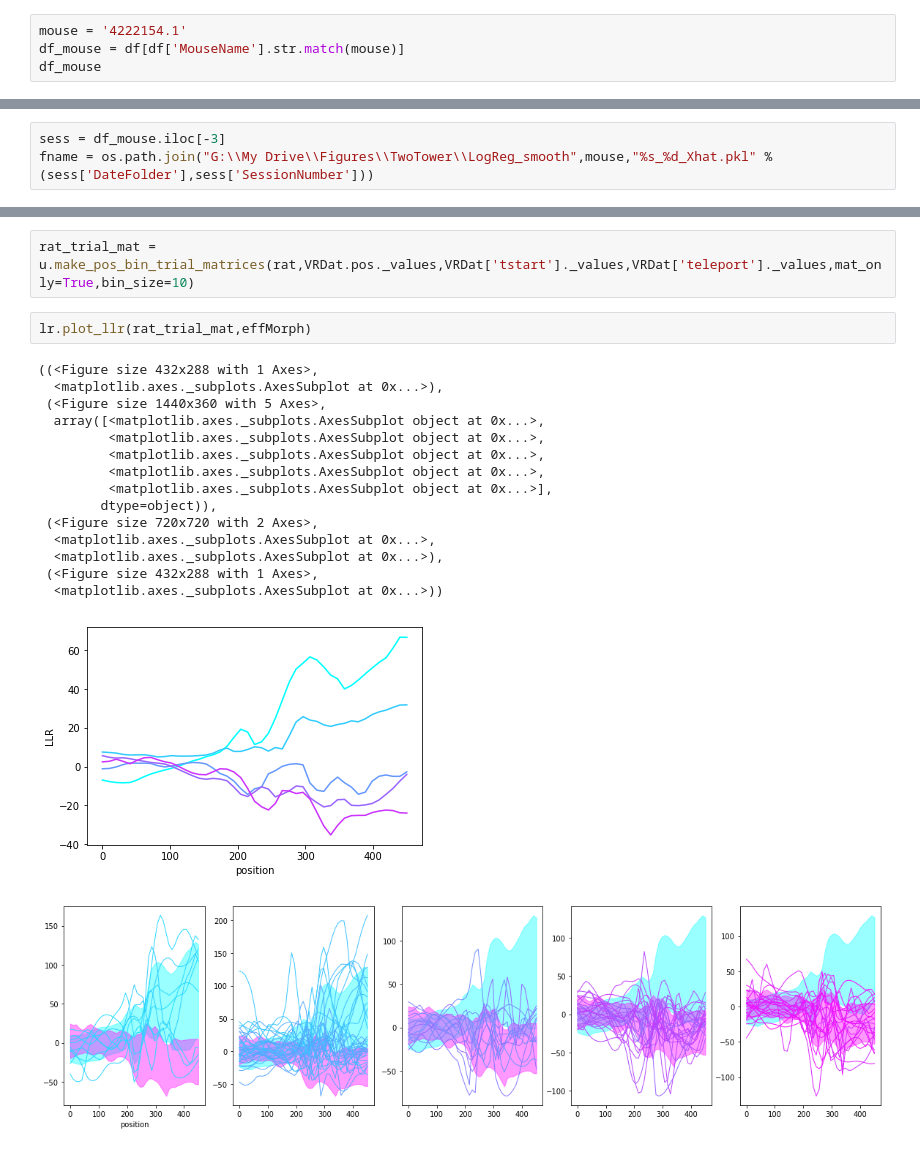
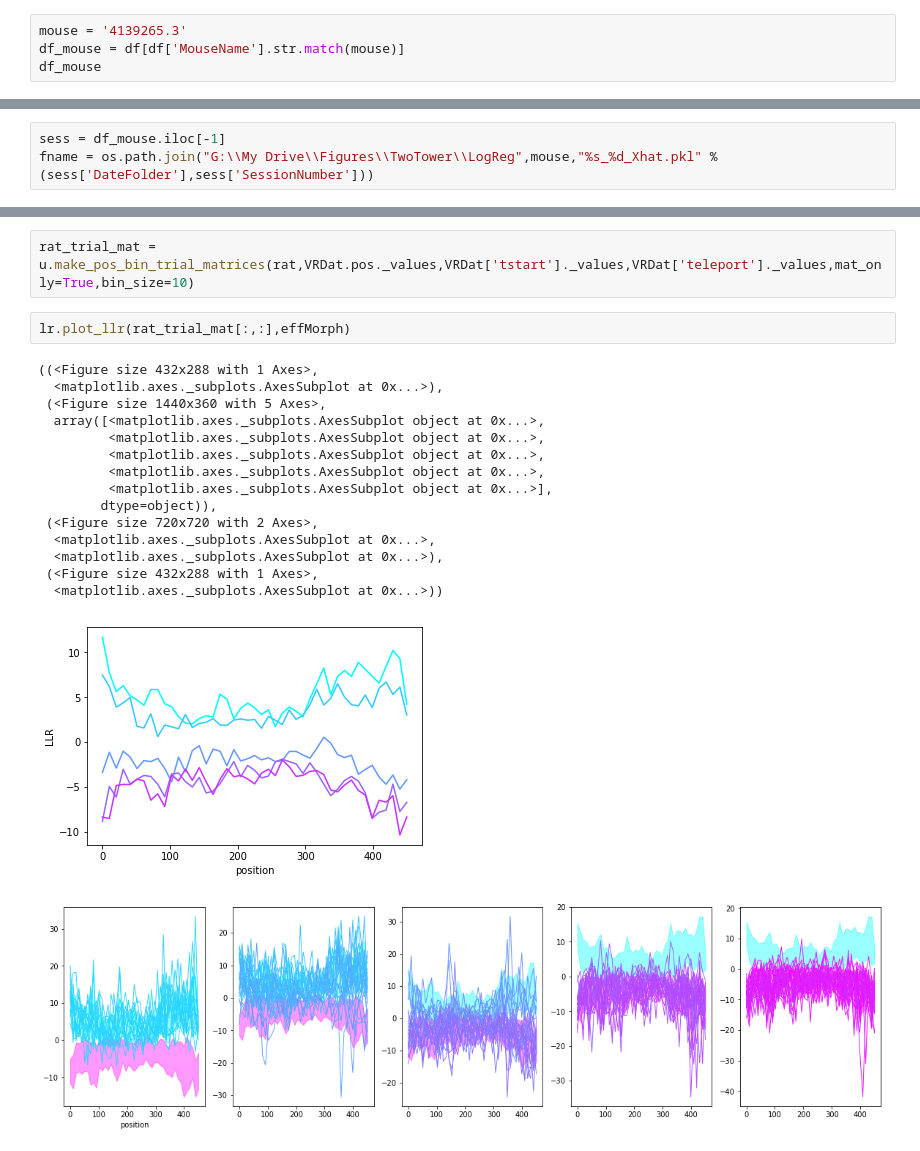
Before and after one commit to GiocomoLab/MightyMorphingPhotonRangers, a Jupyter notebook: LogisticDecoding/SingleSessionPlots_logreg_smooth.ipynb, the cells around one changed output, grey strips where cells are left out. Drawn from its saved outputs; the diff is of its cells as text.

```diff
--- a/LogisticDecoding/SingleSessionPlots_logreg_smooth.ipynb
+++ b/LogisticDecoding/SingleSessionPlots_logreg_smooth.ipynb
@@ -32,5 +34,5 @@ G:\My Drive\VR_Data\TwoTower\behavior.sqlite
 # %%
-mouse = '4222154.1'
+mouse = '4139265.3'
 df_mouse = df[df['MouseName'].str.match(mouse)]
 df_mouse
 # %% [output]
@@ -47,6 +50,6 @@ df_mouse
 # %%
-sess = df_mouse.iloc[-3]
-fname = os.path.join("G:\\My Drive\\Figures\\TwoTower\\LogReg_smooth",mouse,"%s_%d_Xhat.pkl" % (sess['DateFolder'],sess['SessionNumber']))
+sess = df_mouse.iloc[-1]
+fname = os.path.join("G:\\My Drive\\Figures\\TwoTower\\LogReg",mouse,"%s_%d_Xhat.pkl" % (sess['DateFolder'],sess['SessionNumber']))
 # %%
 VRDat,C, S, A = pp.load_scan_sess(sess)
 # %% [output]
@@ -79,21 +82,21 @@ for ind,(tstart,tstop) in enumerate(zip(tstart_inds.to_list(),teleport_inds.toli
 # %%
 rat_trial_mat = u.make_pos_bin_trial_matrices(rat,VRDat.pos._values,VRDat['tstart']._values,VRDat['teleport']._values,mat_only=True,bin_size=10)
 # %%
-lr.plot_llr(rat_trial_mat,effMorph)
+lr.plot_llr(rat_trial_mat[:,:],effMorph)
 # %% [output]
 ((<Figure size 432x288 with 1 Axes>,
   <matplotlib.axes._subplots.AxesSubplot at 0x...>),
  (<Figure size 1440x360 with 5 Axes>,
   array([<matplotlib.axes._subplots.AxesSubplot object at 0x...>,
          <matplotlib.axes._subplots.AxesSubplot object at 0x...>,
          <matplotlib.axes._subplots.AxesSubplot object at 0x...>,
          <matplotlib.axes._subplots.AxesSubplot object at 0x...>,
          <matplotlib.axes._subplots.AxesSubplot object at 0x...>],
         dtype=object)),
  (<Figure size 720x720 with 2 Axes>,
   <matplotlib.axes._subplots.AxesSubplot at 0x...>,
   <matplotlib.axes._subplots.AxesSubplot at 0x...>),
  (<Figure size 432x288 with 1 Axes>,
   <matplotlib.axes._subplots.AxesSubplot at 0x...>))
-[figure, old version]
+[figure, new version]
-[figure, old version]
+[figure, new version]
```
Also changed, not shown: parts of 8 cells of this notebook, 7 other files.
